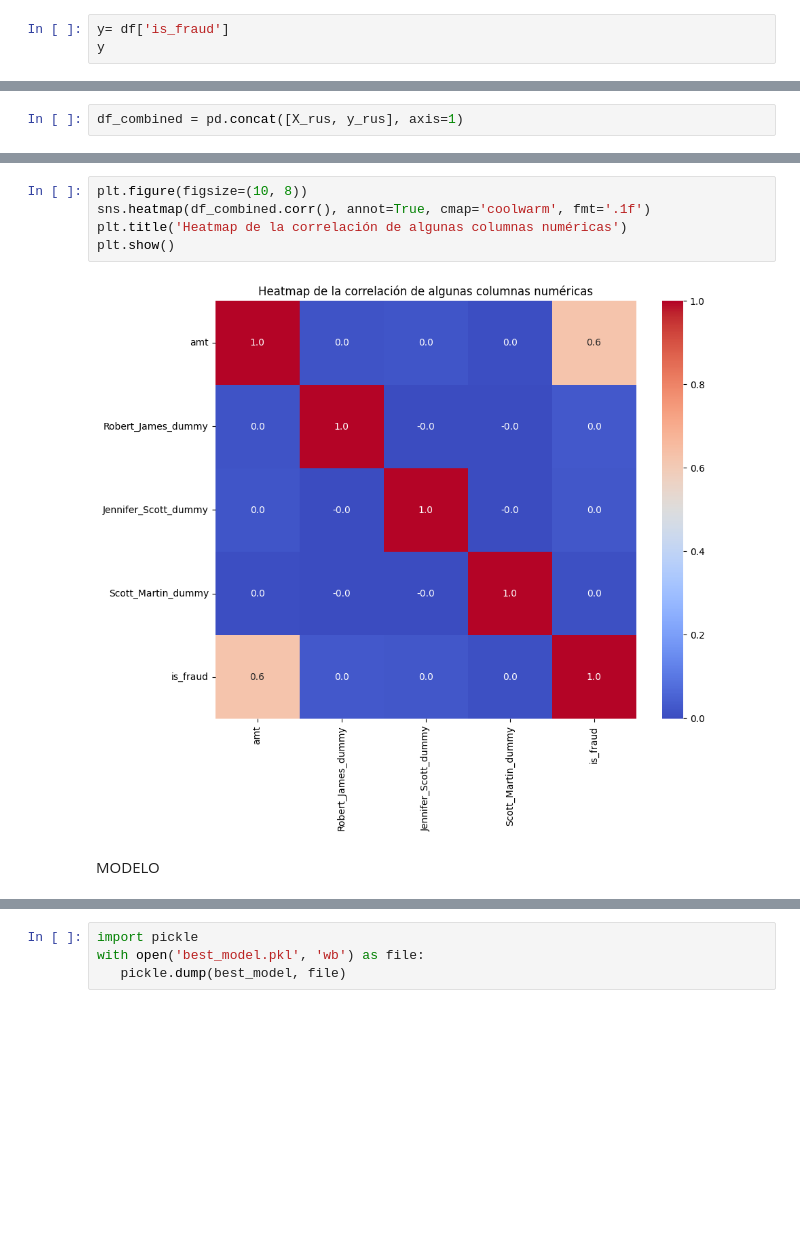
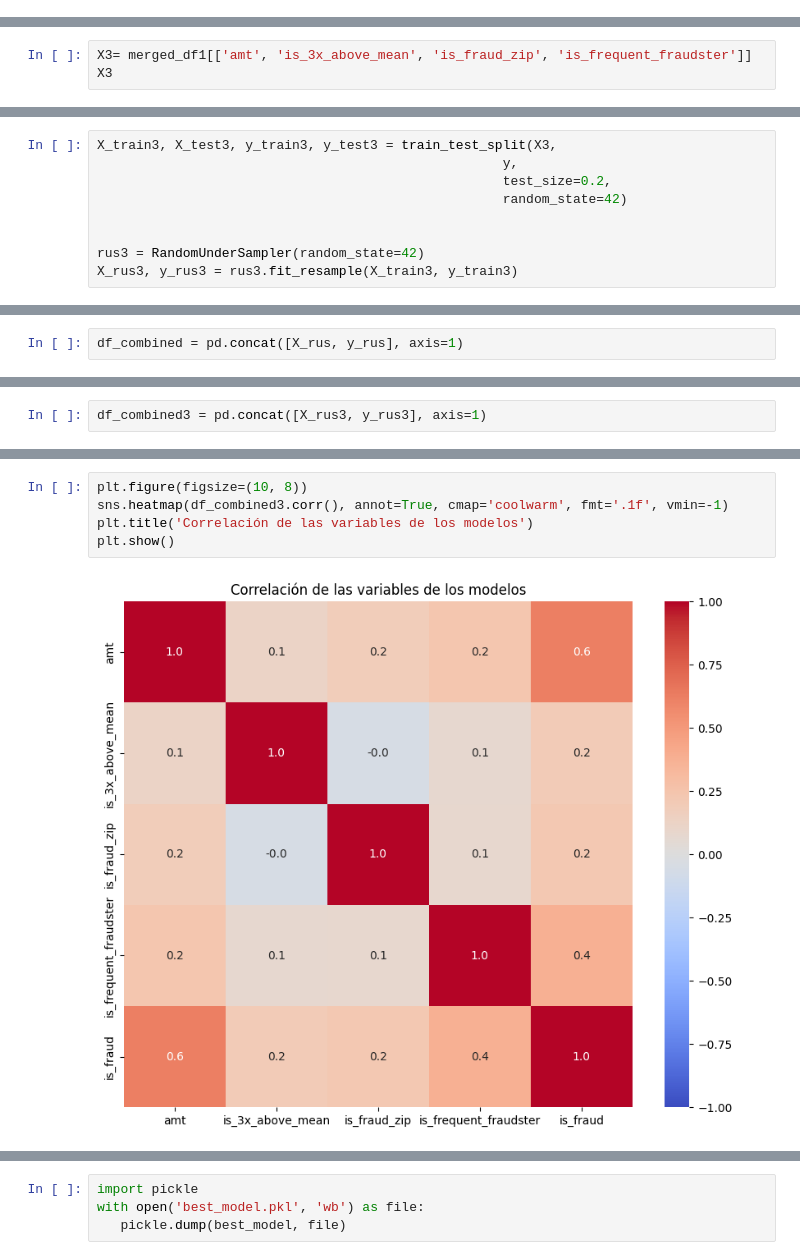
Before and after one commit to rafamd1/ENTREGA_ML, a Jupyter notebook: Proyecto ML.ipynb, the cells around one changed output, grey strips where cells are left out. Saved outputs shown, nothing was run; the diff lists cells and outputs as text; blank space fills up the shorter version.

```diff
--- a/Proyecto ML.ipynb
+++ b/Proyecto ML.ipynb
@@ -707,3 +1384,0 @@ X = df[['amt', 'Robert_James_dummy', 'Jennifer_Scott_dummy', 'Scott_Martin_dummy
-# %%
-y= df['is_fraud']
-y
@@ -751,0 +1433,3 @@ X_ros, y_ros = ros.fit_resample(X_train, y_train)
+# %%
+X3= merged_df1[['amt', 'is_3x_above_mean', 'is_fraud_zip', 'is_frequent_fraudster']]
+X3
@@ -751,0 +1468,9 @@ X_ros, y_ros = ros.fit_resample(X_train, y_train)
+# %%
+X_train3, X_test3, y_train3, y_test3 = train_test_split(X3,
+                                                    y,
+                                                    test_size=0.2,
+                                                    random_state=42)
+
+
+rus3 = RandomUnderSampler(random_state=42)
+X_rus3, y_rus3 = rus3.fit_resample(X_train3, y_train3)
@@ -789,0 +1524,2 @@ df_combined = pd.concat([X_rus, y_rus], axis=1)
+# %%
+df_combined3 = pd.concat([X_rus3, y_rus3], axis=1)
@@ -790,9 +1660,7 @@ df_combined = pd.concat([X_rus, y_rus], axis=1)
 # %%
 plt.figure(figsize=(10, 8))
-sns.heatmap(df_combined.corr(), annot=True, cmap='coolwarm', fmt='.1f')
-plt.title('Heatmap de la correlación de algunas columnas numéricas')
+sns.heatmap(df_combined3.corr(), annot=True, cmap='coolwarm', fmt='.1f', vmin=-1)
+plt.title('Correlación de las variables de los modelos')
 plt.show()
 # %% [output]
-[figure, old version]
+[figure, new version]
-# %% [markdown]
-MODELO
```
Also changed, not shown: parts of 251 cells of this notebook.
